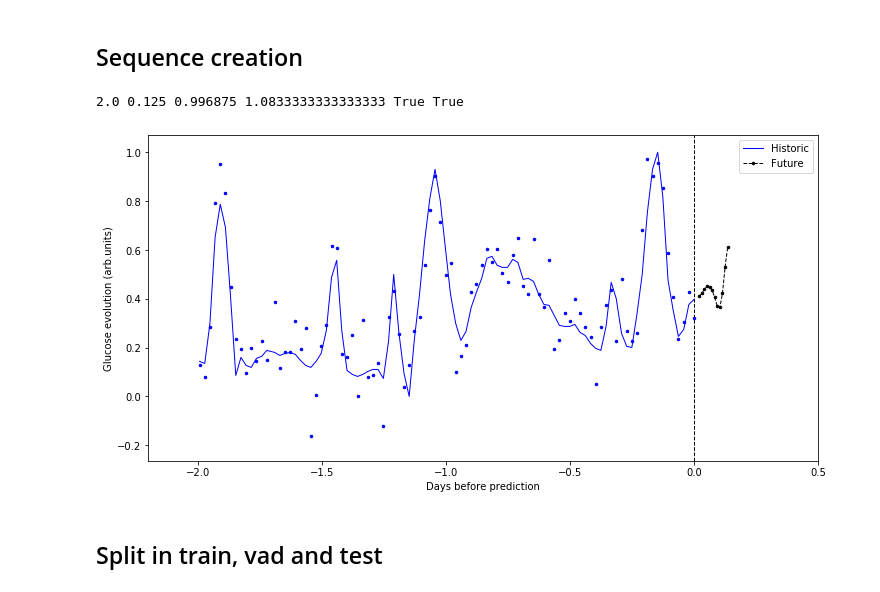
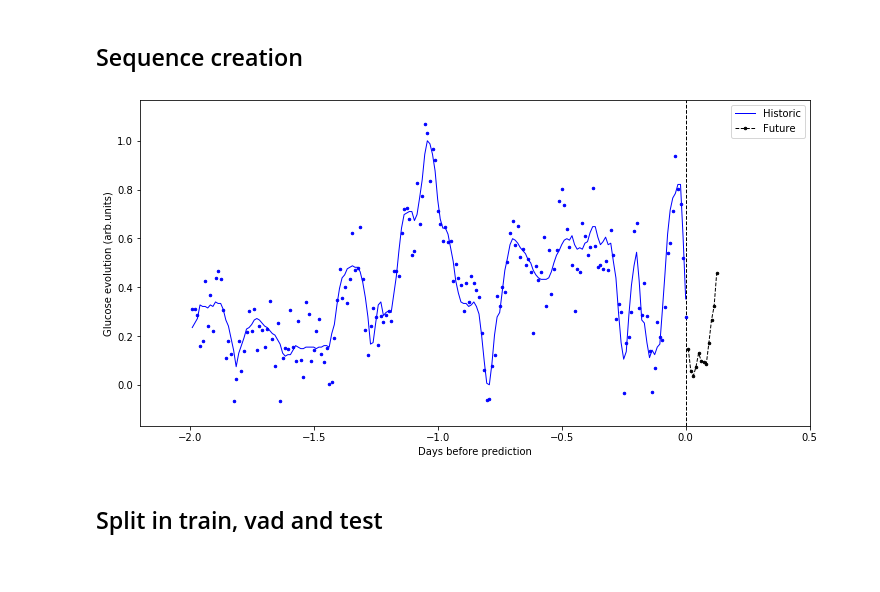
Before and after one commit to juan-arevalo/sugar_level_prediction, a Jupyter notebook: explore/data_exploration.ipynb, the cells around one changed output. Saved outputs shown, nothing was run; the diff lists cells and outputs as text; code cells hidden in the pictures.

```diff
--- a/explore/data_exploration.ipynb
+++ b/explore/data_exploration.ipynb
@@ -144,0 +20,7 @@ df.describe()
+# %%
+root = '/content/drive/My Drive/Colab Notebooks/sugar_level_prediction/data/'
+outdir = os.path.join(root, 'processed', datetime.now().strftime("%Y-%m-%d"))
+os.makedirs(outdir, exist_ok=True)
+
+files = [f for f in os.listdir(root) if os.path.isfile(os.path.join(root, f))]
+print(files)
@@ -191,0 +31,29 @@ dfs
+# %%
+def datetime_parser(series):
+    possible_formats = ['%Y/%m/%d %H:%M',
+                        '%m-%d-%Y %I:%M %p',
+                        '%d.%m.%Y %H:%M',
+                        '%Y-%m-%dT%H:%M:%S.%f%z',
+                        '%d/%m/%Y %H:%M'
+                        ]
+
+    raw_string_date = series.values[0]
+    parsed_date = None
+    for date_format in possible_formats:
+      try:
+          parsed_date = datetime.strptime(raw_string_date, date_format) # try to get the date
+          break # if correct format, don't test any other formats
+      except ValueError:
+          pass # keep iterating
+
+    if parsed_date:
+      if '%z' not in date_format:
+        out = pd.to_datetime(series, format=date_format, utc=True)
+      else:
+        out = pd.to_datetime(series, format=date_format)
+    else:
+      print('Warning: date format not obtained, we are going to allow pandas to infer it', raw_string_date)
+      out = pd.to_datetime(series, infer_datetime_format=True)
+    out = out.apply(lambda x: x.replace(microsecond=0).replace(tzinfo=None))
+
+    return out
@@ -283,43 +228,43 @@ np.set_printoptions(threshold=np.inf)
 start=np.random.randint(low=0, high=dfs.index.size)
 
 # data is sampled every 15 minutes. Thus, there are 4 measurements per hour
-history = 48*4 # a history of 3 days
-history_steps = 2 # 2 samples per hour
+history = 48*4 # a history of 2 days
+history_steps = 1 # 2 samples per hour
 future = 3*4  # this accounts for a prediction of 6 hours in advance
 future_steps = 1 # two samples per hour
 yf, ynf, yl = create_sequence(dfs, start=start, history=history, future=future,
                               feature_steps=history_steps, label_steps=future_steps,
                               time_unit=one_day, noise=0.1, day_dict=day_dict)
 
 # conditions for the length of the sequences
 max_time_feature, max_time_label, max_feature, max_label, cond1, cond2 = \
   verify_sequence(ynf, yl, history, future, 0.8, 1.2)
-print(max_time_feature, max_time_label, max_feature, max_label, cond1, cond2)
-if max_feature < 0.8:
+
+if not cond1 or not cond2:
+    print(max_time_feature, max_time_label, max_feature, max_label, cond1, cond2)
     print(dfs.values[start:start+history, :])
 
 # plot sequences
 plt.figure(figsize=(12, 6))
 
 plt.plot(ynf[:, 0], yf, '-b', markersize=2, linewidth=1, label='Historic')
 plt.plot(ynf[:, 0], ynf[:, 3], '.b', markersize=5, linewidth=1)
 plt.plot(yl[:, 0], yl[:, 3], '.--k', markersize=5, linewidth=1, label='Future')
 
 ymin = ynf[:, 3].min()-0.1
 ymax = ynf[:, 3].max()+0.1
 
 plt.vlines(x=0, ymin=ymin, ymax=ymax, colors='k', linewidth=1, linestyles='--')
 
 plt.ylim(ymin, ymax)
 plt.xlim(-history/4/24-0.2, 0.5)
 
 plt.ylabel('Glucose evolution (arb.units)')
 plt.xlabel('Days before prediction')
 plt.legend(loc='best')
 plt.show()
 # %% [output]
-2.0 0.125 0.996875 1.0833333333333333 True True
-[figure, old version]
+[figure, new version]
 # %% [markdown]
 ## Split in train, vad and test
 # %%
```
Also changed, not shown: parts of 19 cells of this notebook.
